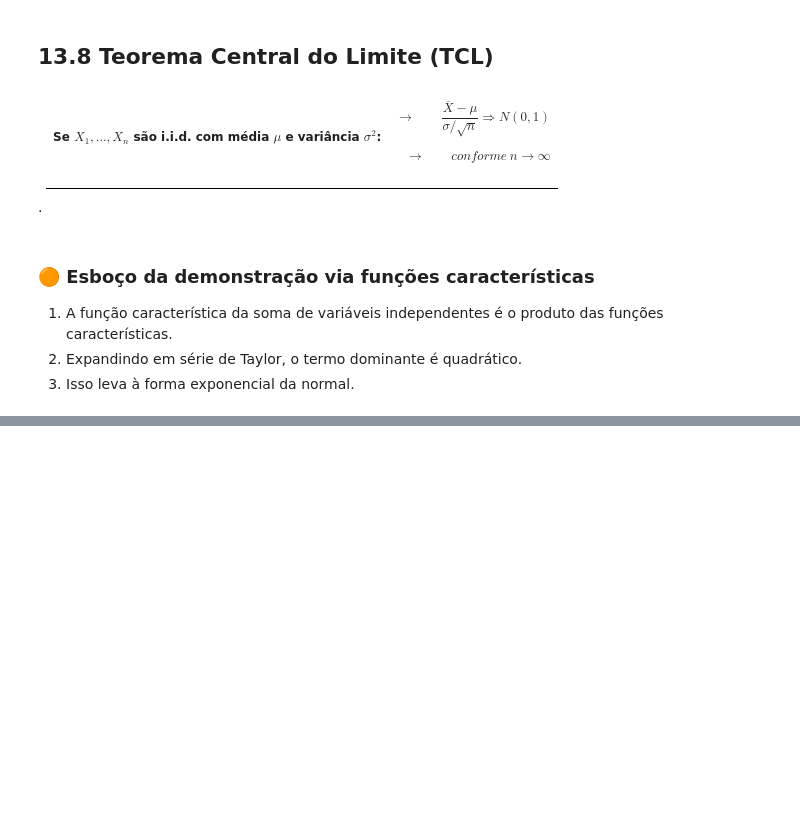
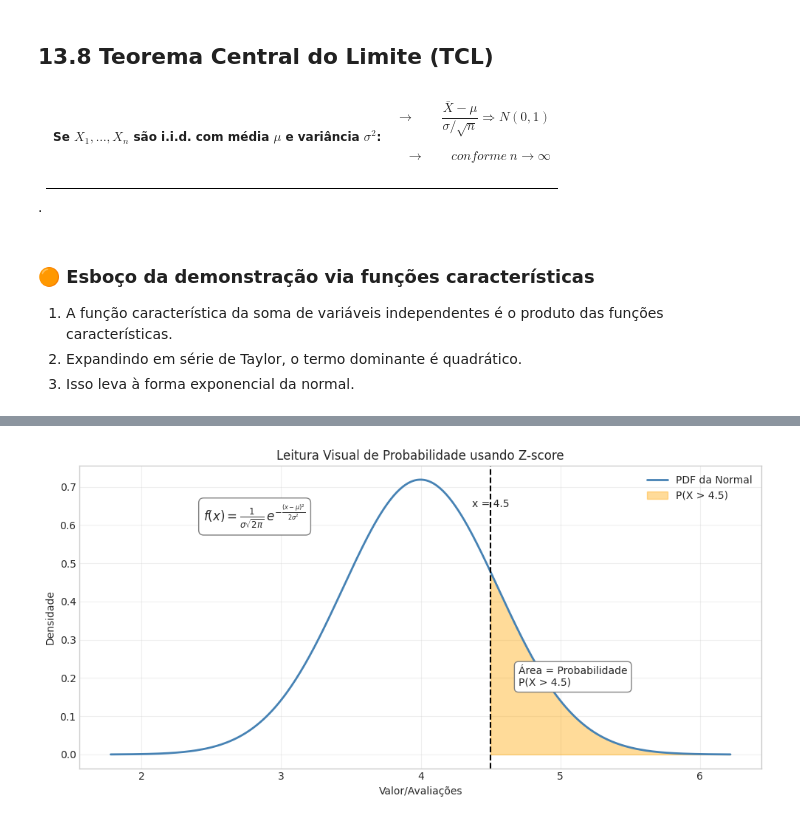
Before and after one commit to IncomeView/IBM_statistics, a Jupyter notebook: notebooks/copilot/4_probabilityDistributions.ipynb, the cells around one changed output, grey strips where cells are left out. Cells and saved outputs as stored; diff of their text form; code cells hidden in the pictures; blank space fills up the shorter version.

```diff
--- a/notebooks/copilot/4_probabilityDistributions.ipynb
+++ b/notebooks/copilot/4_probabilityDistributions.ipynb
@@ -2049,0 +2086,45 @@ Para qualquer variável contínua:
+# %%
+# parâmetros da distribuição
+mu = eval_mean
+sigma = eval_sd
+
+# eixo x
+x = np.linspace(mu - 4*sigma, mu + 4*sigma, 400)
+y = norm.pdf(x, mu, sigma)
+
+# ponto de corte
+cut = 4.5
+x_fill = np.linspace(cut, x.max(), 200)
+y_fill = norm.pdf(x_fill, mu, sigma)
+
+plt.figure(figsize=(10, 5))
+
+# curva principal
+plt.plot(x, y, color="steelblue", linewidth=2, label="PDF da Normal")
+
+# área sombreada
+plt.fill_between(x_fill, y_fill, color="orange", alpha=0.4, label="P(X > 4.5)")
+
+# linha vertical
+plt.axvline(cut, color="black", linestyle="--", linewidth=1.5)
+plt.text(cut, max(y)*0.9, "x = 4.5", ha="center", fontsize=10)
+
+# anotação da fórmula da PDF
+plt.text(mu - 2.8*sigma, max(y)*0.85,
+         r"$f(x)=\frac{1}{\sigma\sqrt{2\pi}}\,e^{-\frac{(x-\mu)^2}{2\sigma^2}}$",
+         fontsize=12, bbox=dict(boxstyle="round,pad=0.4", fc="white", ec="gray"))
+
+# anotação da área
+plt.text(cut + 0.2, max(y)*0.25,
+         "Área = Probabilidade\nP(X > 4.5)",
+         fontsize=10, bbox=dict(boxstyle="round,pad=0.4", fc="white", ec="gray"))
+
+plt.title("Leitura Visual de Probabilidade usando Z-score")
+plt.xlabel("Valor/Avaliações")
+plt.ylabel("Densidade")
+plt.grid(alpha=0.3)
+plt.legend()
+plt.tight_layout()
+plt.show()
+# %% [output]
+[figure, added]
```
Also changed, not shown: parts of 6 cells of this notebook, 3 other files.
